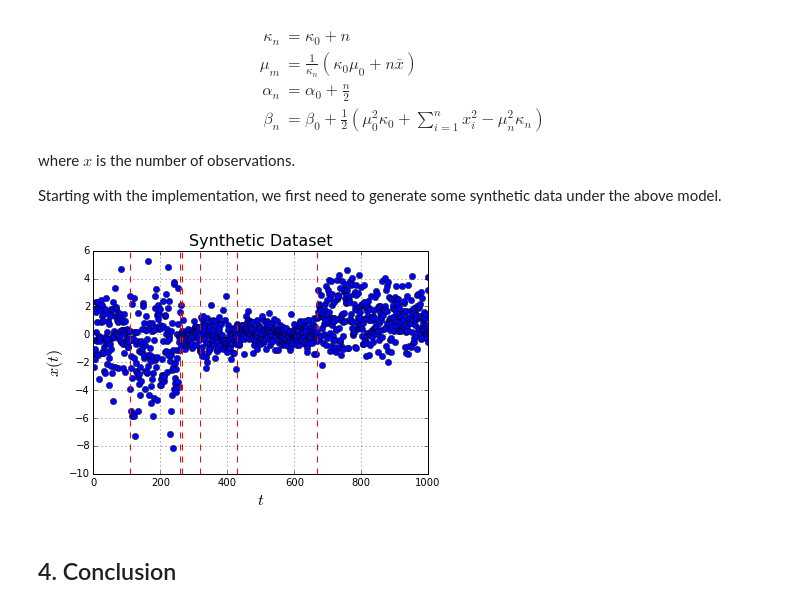
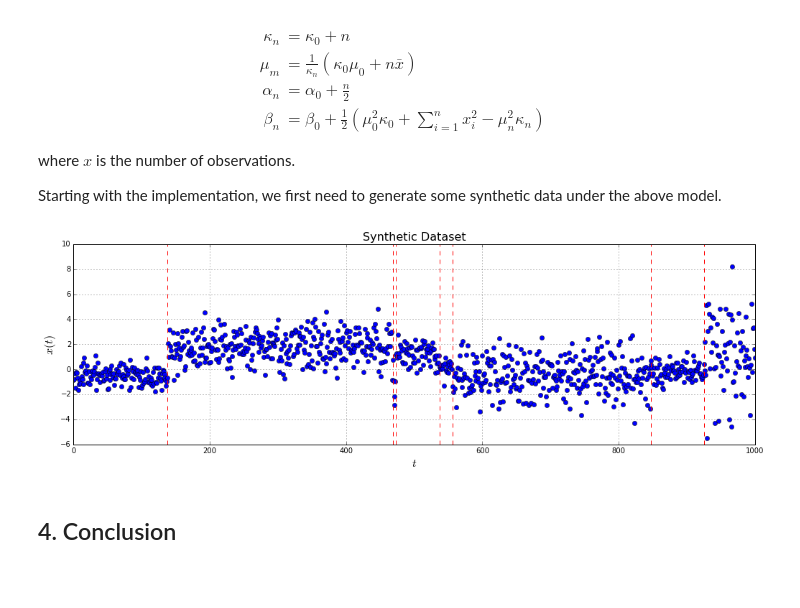
Before and after one commit to aregzz/event_segmentation, a Jupyter notebook: bocpd/bayesian_online_change_point_detection.ipynb, the cells around one changed output. Drawn from its saved outputs; the diff is of its cells as text; code cells hidden in the pictures; blank space fills up the shorter version.

Commit message:
update bocpd ipython notebook

```diff
--- a/bocpd/bayesian_online_change_point_detection.ipynb
+++ b/bocpd/bayesian_online_change_point_detection.ipynb
@@ -132,6 +132,7 @@ Starting with the implementation, we first need to generate some synthetic data
 import numpy as np
 import matplotlib.pyplot as plt
 from scipy.stats import t as student_t
+from IPython.core.pylabtools import figsize
 
 
 # model definition
@@ -143,34 +144,35 @@ from scipy.stats import t as student_t
 n = 1000
 x = np.empty(shape=(n, ))
 t = np.linspace(0, x.shape[0], num=x.shape[0])
 chg_points = []
 mu_0 = 0.0
 k_0 = 1.0
 alpha_0 = 1.0
 beta_0 = 1.0
 l = 200.0    # hazard function parameter (l > 1)
 
 # generate some data according to the model
 for i, _ in enumerate(x):
     rand = np.random.uniform()
     if rand < 1/l or i == 0:    # event/changepoint occurred
         if i != 0:
             chg_points.append(i)
         sigma2 = 1.0 / np.random.gamma(alpha_0, 1.0 / beta_0)
         mu = np.random.normal(mu_0, np.sqrt(sigma2 / k_0))
     x[i] = np.random.normal(mu, np.sqrt(sigma2))
 
 # plot dataset (sampled points and changepoint locations)
+figsize(17, 5)
 plt.figure()
 plt.title('Synthetic Dataset', fontsize=16)
 plt.xlabel(r'$t$', fontsize=16)
 plt.ylabel(r'$x(t)$', fontsize=16)
 plt.plot(t, x, 'bo')
 [plt.axvline(chg_point, color='r', ls='dashed') for chg_point in chg_points]
 plt.grid(True)
 plt.show()
 # %% [output]
-[figure, old version]
+[figure, new version]
 # %% [markdown]
 <a id="conclusion"></a>
 ## 4. Conclusion
```
